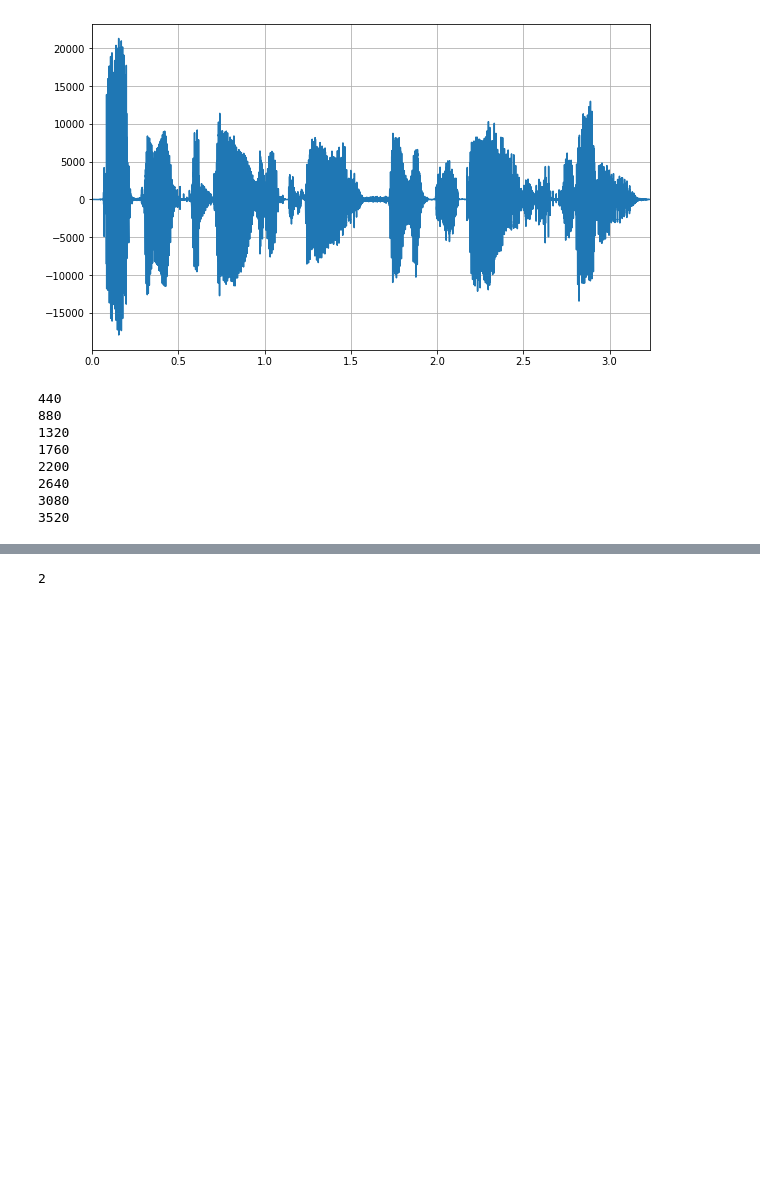
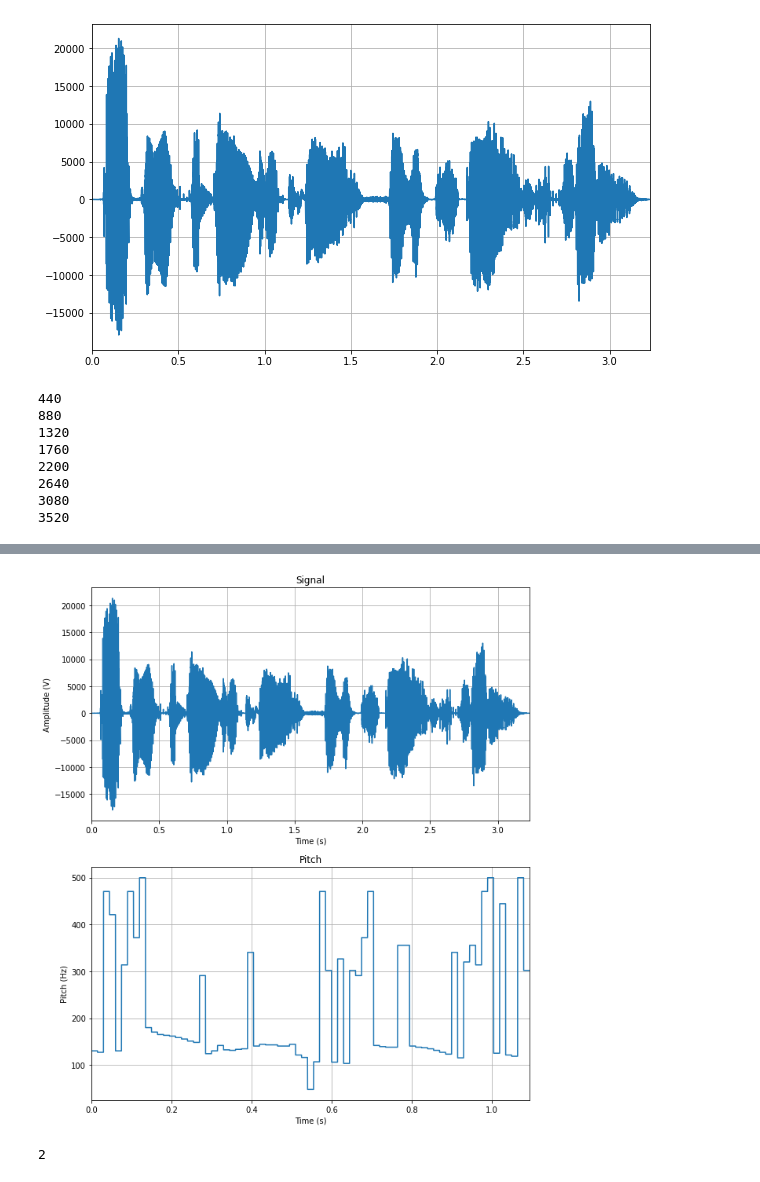
Before and after one commit to lionelGoffaux/signal-project, a Jupyter notebook: labo 2.ipynb, the cells around one changed output, grey strips where cells are left out. Drawn from its saved outputs; the diff is of its cells as text; code cells hidden in the pictures; blank space fills up the shorter version.

```diff
--- a/labo 2.ipynb
+++ b/labo 2.ipynb
@@ -98,5 +100,7 @@ array([-3527.47856714, -3013.0028552 , -2253.57811395, -1268.03799456,
 # %%
-# utils.plot_pitch(sentence, 21, 15, fs, 5, utils.cepstrum)
+utils.plot_pitch(sentence, 21, 15, fs, 5, utils.cepstrum)
+# %% [output]
+[figure, added]
 # %%
 # def get_pitch(frame, fs, threshold=5):
 #     lags, corr = xcorr(frame, maxlag=fs//50)
```
Also changed, not shown: parts of 3 cells of this notebook, 3 other files.
